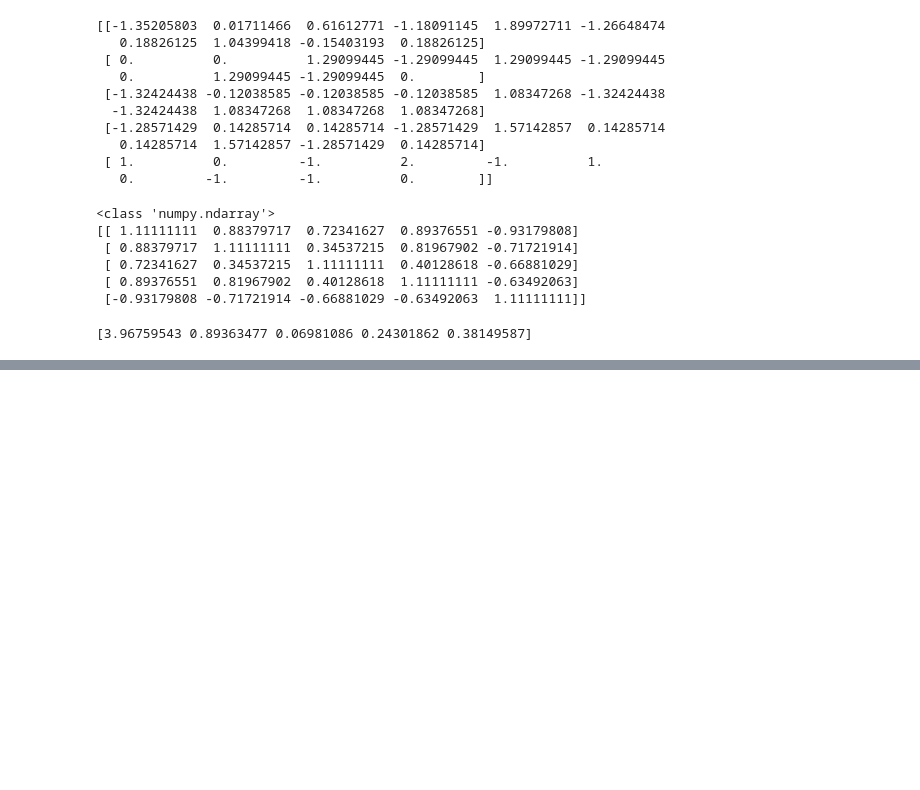
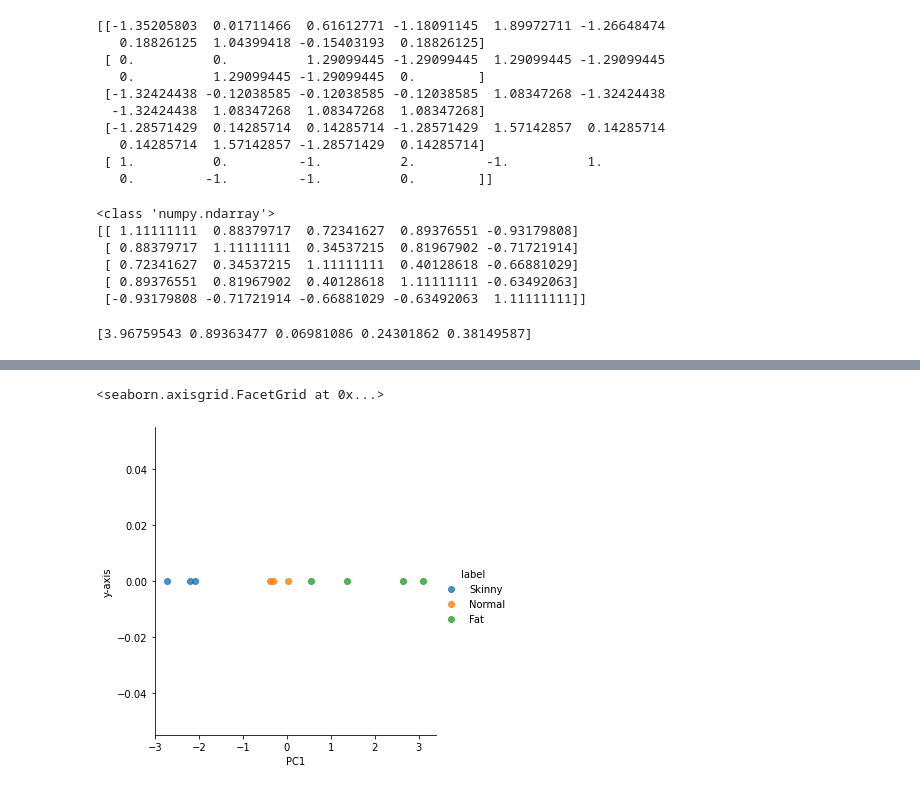
Before and after one commit to ulrikSebastienR/Colab-python-diaries, a Jupyter notebook: PCA_Direct.ipynb, the cells around one changed output, grey strips where cells are left out. Drawn from its saved outputs; the diff is of its cells as text; code cells hidden in the pictures; blank space fills up the shorter version.

```diff
--- a/PCA_Direct.ipynb
+++ b/PCA_Direct.ipynb
@@ -157,0 +234,5 @@ SyntaxError: ignored
+# %%
+sns.lmplot('PC1','y-axis',data = result, fit_reg=False, hue  = 'label') # deleting scatter_kws= {'s':50} makes no impact
+# %% [output]
+<seaborn.axisgrid.FacetGrid at 0x...>
+[figure, added]
```
Also changed, not shown: parts of 14 cells of this notebook.
